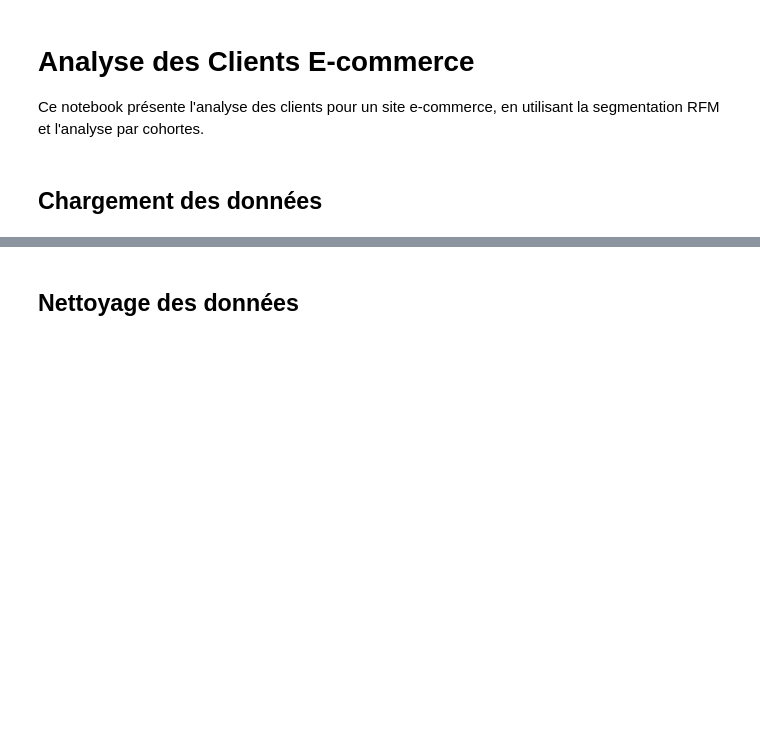
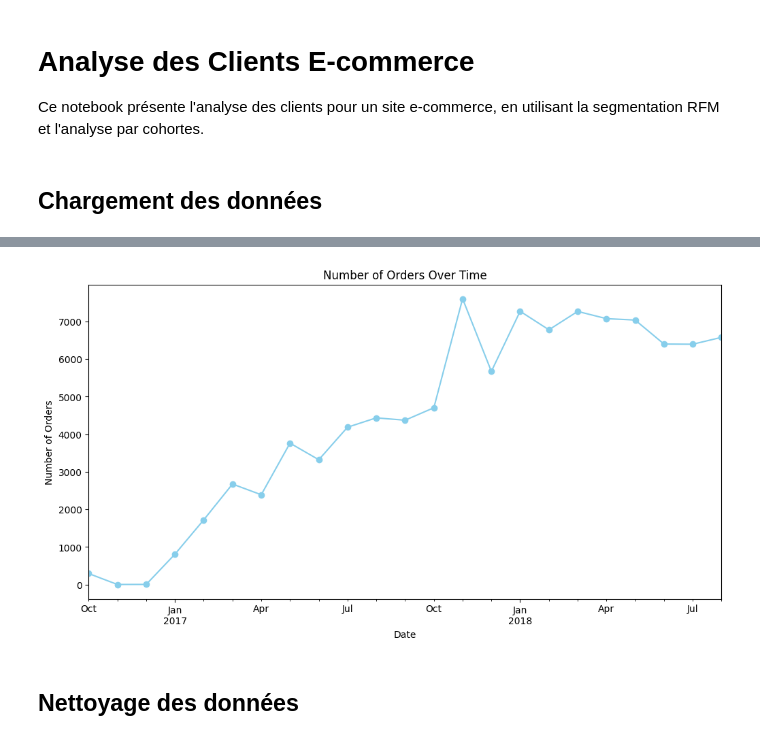
Before and after one commit to Jscallen/Projet_clustering, a Jupyter notebook: e-commerce/e-commerce.ipynb, the cells around one changed output, grey strips where cells are left out. Cells and saved outputs as stored; diff of their text form; code cells hidden in the pictures; blank space fills up the shorter version.

```diff
--- a/e-commerce/e-commerce.ipynb
+++ b/e-commerce/e-commerce.ipynb
@@ -22,3 +46,15 @@ ecommerce_customers_df.head()
+# %%
+ecommerce_customers_df['order_purchase_timestamp'] = pd.to_datetime(ecommerce_customers_df['order_purchase_timestamp'])
+orders_over_time = ecommerce_customers_df.set_index('order_purchase_timestamp').resample('M').size()
+
+plt.figure(figsize=(12, 6))
+orders_over_time.plot(kind='line', marker='o', color='skyblue')
+plt.title('Number of Orders Over Time')
+plt.xlabel('Date')
+plt.ylabel('Number of Orders')
+plt.show()
+# %% [output]
+[figure, added]
 # %% [markdown]
 ## Nettoyage des données
 # %% [markdown]
```
Also changed, not shown: parts of 13 cells of this notebook, 2 other files.
